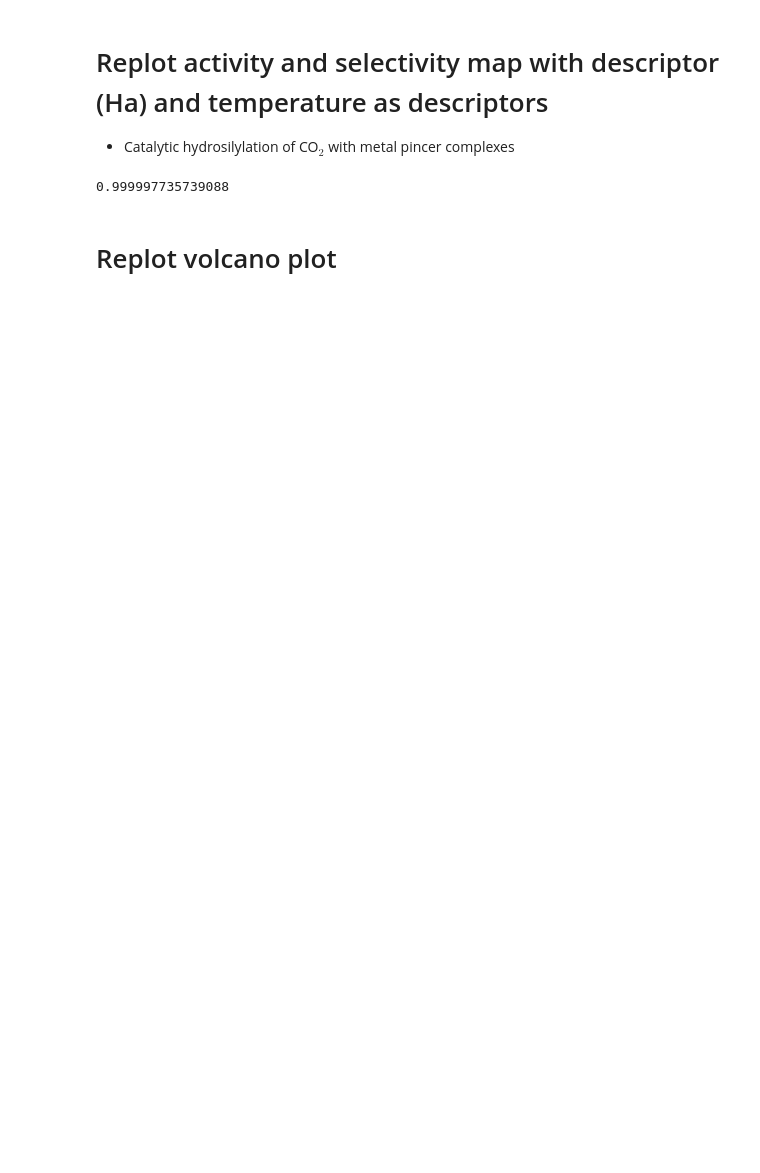
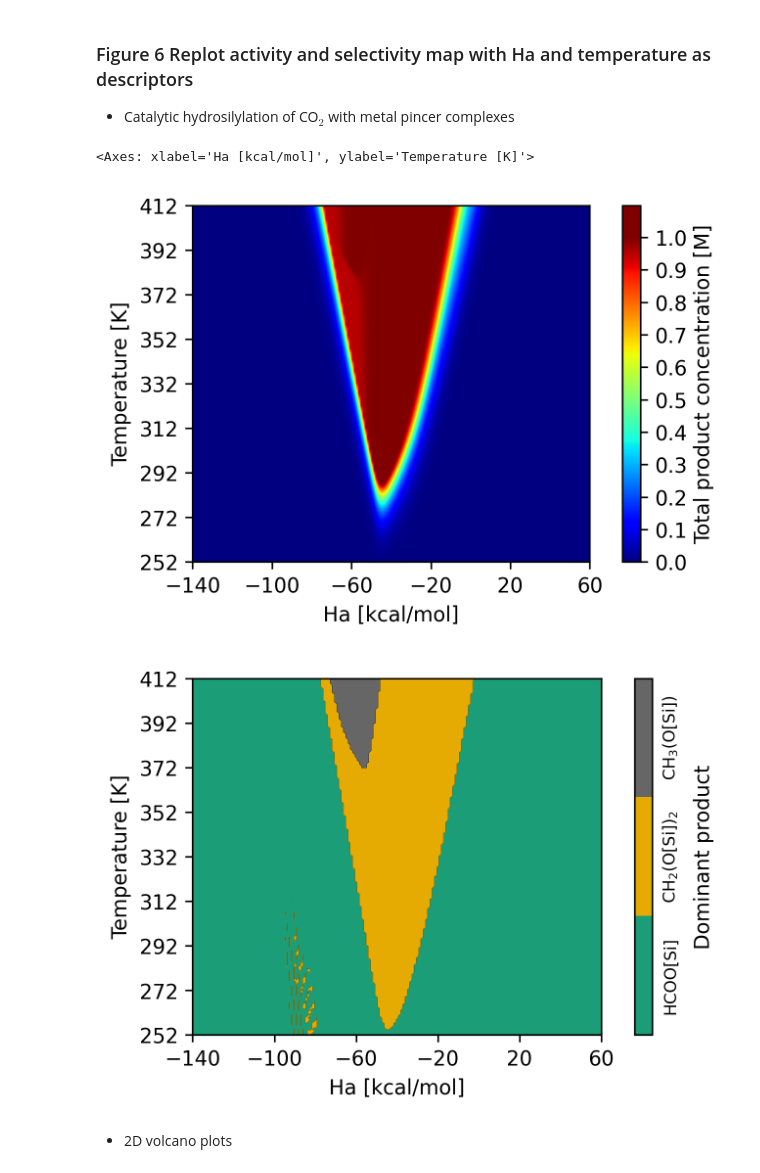
Before and after one commit to lcmd-epfl/mikimo, a Jupyter notebook: examples/example.ipynb, the cells around one changed output. Saved outputs shown, nothing was run; the diff lists cells and outputs as text; code cells hidden in the pictures; blank space fills up the shorter version.

```diff
--- a/examples/example.ipynb
+++ b/examples/example.ipynb
@@ -72,14 +244,11 @@ plot_3d_contour_regions_np(
 # %% [markdown]
-# Replot activity and selectivity map with descriptor (Ha) and temperature as descriptors
+### Figure 6 Replot activity and selectivity map with Ha and temperature as descriptors
 
 - Catalytic hydrosilylation of CO$_2$ with metal pincer complexes
 # %%
-import h5py
-import numpy as np
-from spectre.plot_function import plot_3d_np, plot_3d_contour_regions_np
 
 # read h5 files
-filename = "data/data_tv.h5"
+filename = "data/pincer_co2/data_tv.h5"
 with h5py.File(filename, 'r') as f:
     group = f['data']
     xint = group['xint'][:]
@@ -88,20 +257,15 @@ with h5py.File(filename, 'r') as f:
     tag = group['tag'][:]
     x1label = group['x1label'][:]
     x2label = group['x2label'][:]
-# %%
-activity_grid = np.sum(grid_d, axis=0).T
-activity_grid.max()
-# %% [output]
-0.999997735739088
 # %%
 x1label = "Ha [kcal/mol]"
-x2label = "temperature [K]"
+x2label = "Temperature [K]"
 alabel = "Total product concentration [M]"
 slabel = "Dominant product"
 afilename = "HaT_activity_map.png"
 sfilename = "HaT_selectivity_map.png"
 product_id = ["HCOO[Si]","CH$_2$(O[Si])$_2$", "CH$_3$(O[Si])"]
-x1base=30
+x1base=40
 x2base=20
 
 activity_grid = np.sum(grid_d, axis=0).T
@@ -110,38 +274,43 @@ selectivity_grid = np.argmax(grid_d, axis=0).T
 plot_3d_np(
     xint,
     t_points,
     activity_grid,
     activity_grid.min(),
-    activity_grid.max(),
-    xint.min(),
-    xint.max(),
+    1,
+    -140,
+    60,
     t_points.min(),
     t_points.max(),
     x1base=x1base,
     x2base=x2base,
     x1label=x1label,
     x2label=x2label,
     ylabel=alabel,
     filename=afilename,
+    cmap="jet",
 )
 
 plot_3d_contour_regions_np(
     xint,
     t_points,
     selectivity_grid,
-    xint.min(),
-    xint.max(),
+    -140,
+    60,
     t_points.min(),
     t_points.max(),
     x1base=x1base,
     x2base=x2base,
     x1label=x1label,
     x2label=x2label,
     ylabel=slabel,
     filename=sfilename,
     id_labels=product_id,
     nunique=len(product_id),
 )
+# %% [output]
+<Axes: xlabel='Ha [kcal/mol]', ylabel='Temperature [K]'>
+[figure, added]
+[figure, added]
 # %% [markdown]
-# Replot volcano plot
+- 2D volcano plots
 # %%
```
Also changed, not shown: parts of 13 cells of this notebook.
